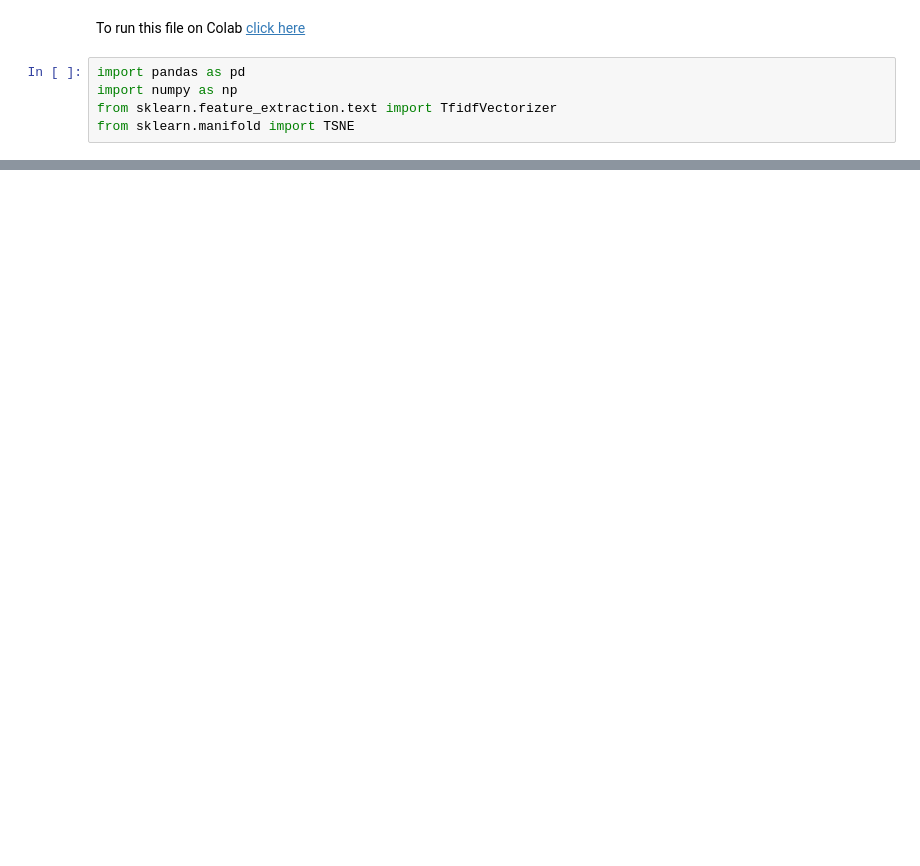
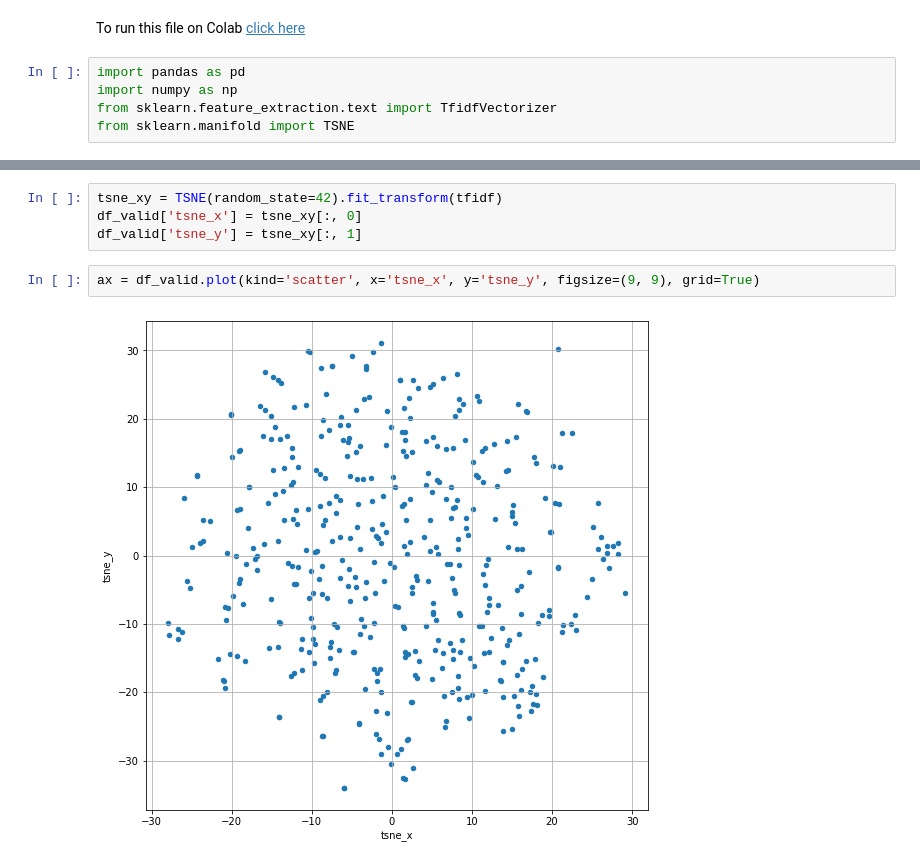
Before and after one commit to sanjaydasgupta/data-mining-of-website-articles, a Jupyter notebook: ml-blogs-eda.ipynb, the cells around one changed output, grey strips where cells are left out. Saved outputs shown, nothing was run; the diff lists cells and outputs as text; blank space fills up the shorter version.

```diff
--- a/ml-blogs-eda.ipynb
+++ b/ml-blogs-eda.ipynb
@@ -33,0 +47,8 @@ ax = df.plot(kind='scatter', x='tsne_x', y='tsne_y', figsize=(9, 9))
+# %%
+tsne_xy = TSNE(random_state=42).fit_transform(tfidf)
+df_valid['tsne_x'] = tsne_xy[:, 0]
+df_valid['tsne_y'] = tsne_xy[:, 1]
+# %%
+ax = df_valid.plot(kind='scatter', x='tsne_x', y='tsne_y', figsize=(9, 9), grid=True)
+# %% [output]
+[figure, added]
```
Also changed, not shown: parts of 9 cells of this notebook.
